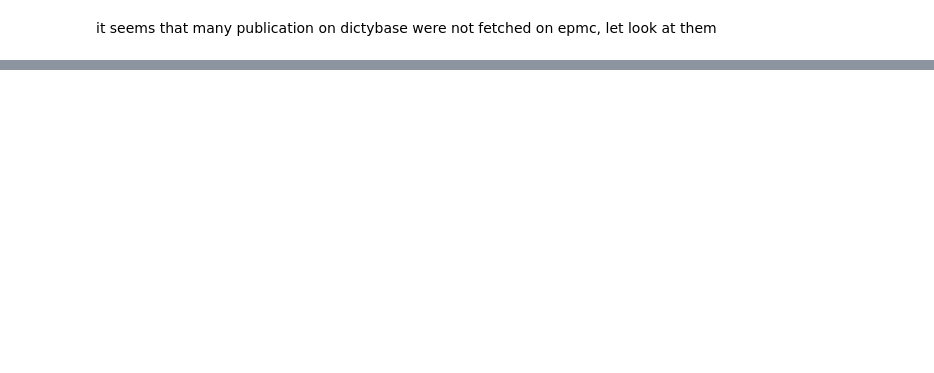
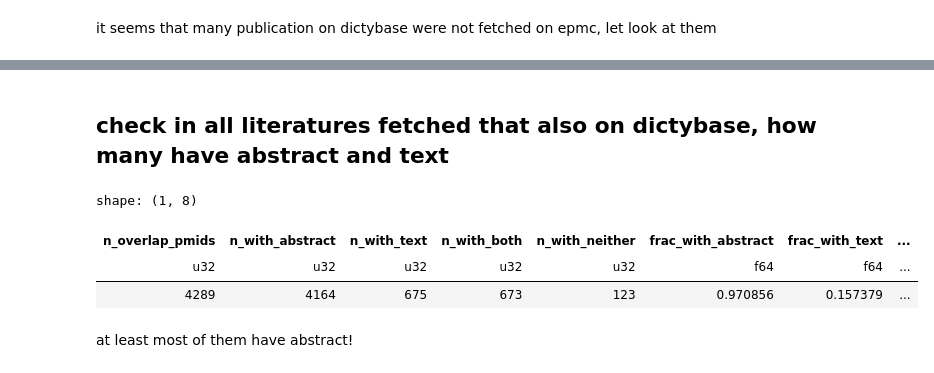
Before and after one commit to fulaibaowang/dictycite, a Jupyter notebook: get_dicty_literatures.ipynb, the cells around one changed output, grey strips where cells are left out. Drawn from its saved outputs; the diff is of its cells as text; code cells hidden in the pictures; blank space fills up the shorter version.

```diff
--- a/get_dicty_literatures.ipynb
+++ b/get_dicty_literatures.ipynb
@@ -614,0 +678,26 @@ it seems most cases it is Dictyostelium not "Dictyostelium discoideum" and in so
+# %% [markdown]
+ ## check in all literatures fetched that also on dictybase, how many have abstract and text
+# %%
+# 1) restrict df to overlap PMIDs
+df_overlap = df.join(overlap, on="pmid", how="inner")
+
+# 2) counts + fractions within overlap
+overlap_summary = df_overlap.select([
+    pl.len().alias("n_overlap_pmids"),
+    pl.col("has_abstract").sum().alias("n_with_abstract"),
+    pl.col("has_text").sum().alias("n_with_text"),
+    (pl.col("has_abstract") & pl.col("has_text")).sum().alias("n_with_both"),
+    (~pl.col("has_abstract") & ~pl.col("has_text")).sum().alias("n_with_neither"),
+    (pl.col("has_abstract").mean()).alias("frac_with_abstract"),
+    (pl.col("has_text").mean()).alias("frac_with_text"),
+    ((pl.col("has_abstract") & pl.col("has_text")).mean()).alias("frac_with_both"),
+])
+
+overlap_summary
+# %% [output]
+shape: (1, 8)
+| n_overlap_pmids | n_with_abstract | n_with_text | n_with_both | n_with_neither | frac_with_abstract | frac_with_text | ... |
+| u32 | u32 | u32 | u32 | u32 | f64 | f64 | ... |
+| 4289 | 4164 | 675 | 673 | 123 | 0.970856 | 0.157379 | ... |
+# %% [markdown]
+at least most of them have abstract!
```
Also changed, not shown: parts of 8 cells of this notebook, 1 other file.
